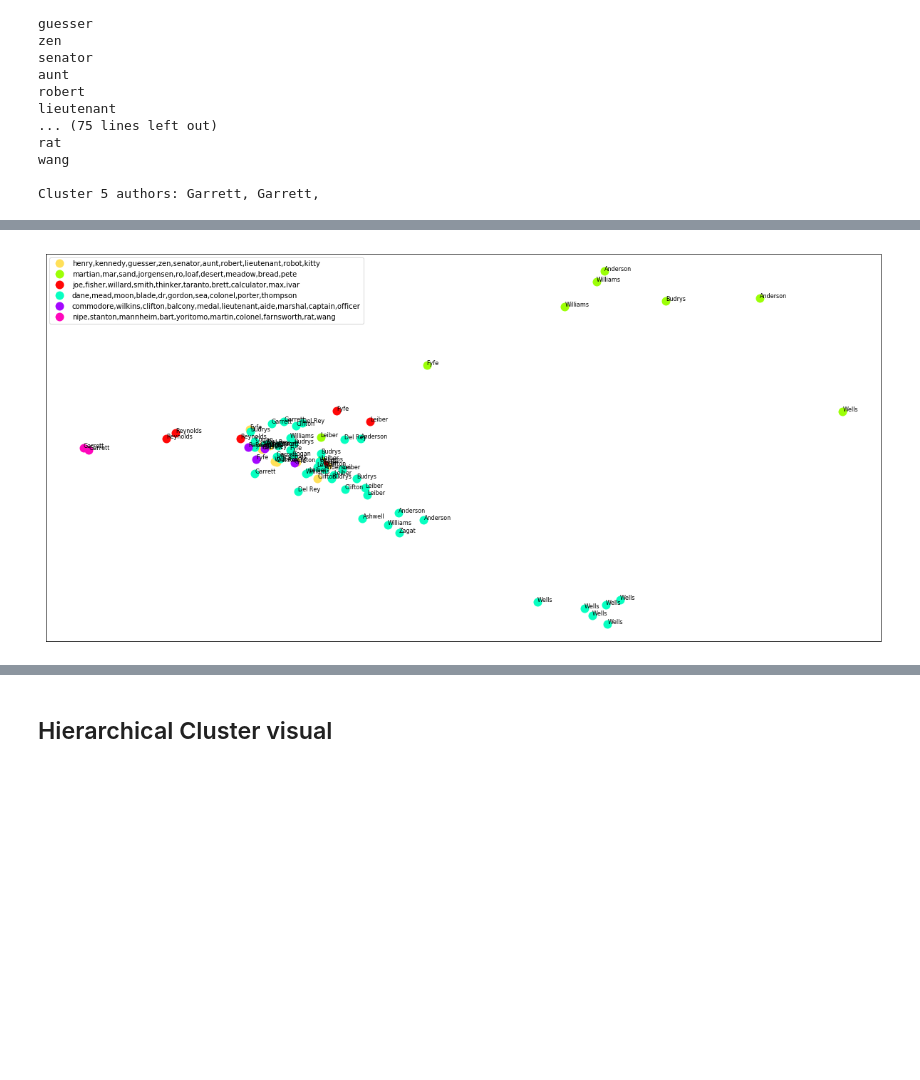
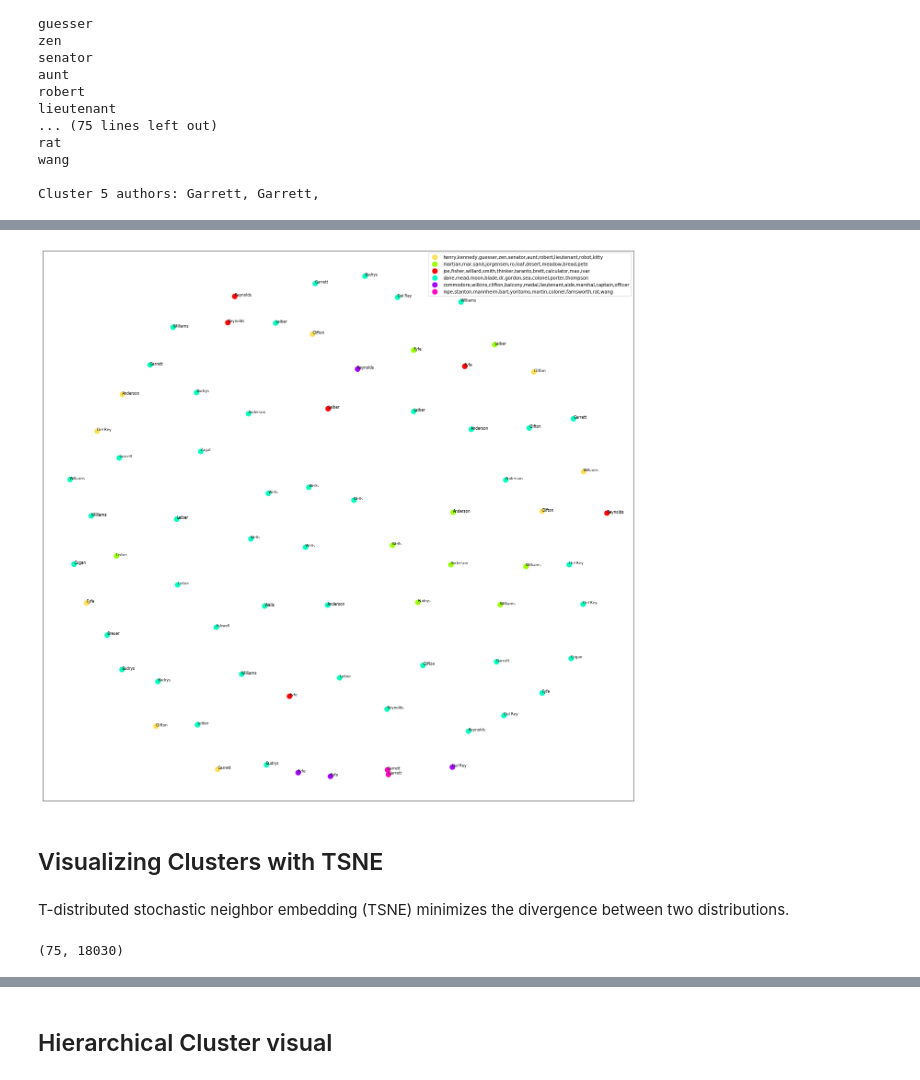
Before and after one commit to GlennSG/NLP-Clustering, a Jupyter notebook: NLP Capstone (100 books).ipynb, the cells around one changed output, grey strips where cells are left out. Saved outputs shown, nothing was run; the diff lists cells and outputs as text; code cells hidden in the pictures; blank space fills up the shorter version.

```diff
--- a/NLP Capstone (100 books).ipynb
+++ b/NLP Capstone (100 books).ipynb
@@ -64,13 +66,12 @@ text_df.head(3)
 | 2 | \r\n \r\n \r\n \r\n Produced by S... | Anderson | 0 |
 # %%
 # bag of words
-w2v = []
 corpus = []
 for text in book_text:
     clean_text = text_cleaner(text)
     corpus.append(clean_text)
-    clean_text = nltk.word_tokenize(clean_text)
-    w2v.append(clean_text)
+    #clean_text = nltk.word_tokenize(clean_text)
+    #corpus.append(clean_text)
 # %%
 from sklearn.feature_extraction.text import TfidfVectorizer
 
@@ -226,2 +222,7 @@ Percent variance captured by all components:  11.711361824765868
+# %%
+from sklearn.manifold import MDS
+
+mds = MDS(n_components = 2,dissimilarity="precomputed",random_state=1)
+pos = mds.fit_transform(dist)
 # %%
-xs,ys = X_pca[:,0],X_pca[:,1]
+xs,ys = pos[:,0],pos[:,1]
@@ -240,31 +234,39 @@ df = pd.DataFrame(dict(x=xs, y=ys, label=clusters, author=[author_id[i] for i in
 
 groups = df.groupby('label')
 # %%
-fig, ax = plt.subplots(figsize=(21, 10))
+fig, ax = plt.subplots(figsize=(23, 22))
 
 for name, group in groups:
     ax.plot(group.x, group.y, marker='o', linestyle='', ms=12,
             label=cluster_names[name], color=cluster_colors[name],
             mec='none')
     ax.set_aspect('auto')
     ax.tick_params(\
         axis= 'x',          # changes apply to the x-axis
         which='both',      # both major and minor ticks are affected
         bottom='False',      # ticks along the bottom edge are off
         top='False',         # ticks along the top edge are off
         labelbottom='False')
     ax.tick_params(\
         axis= 'y',         # changes apply to the y-axis
         which='both',      # both major and minor ticks are affected
         left='False',      # ticks along the bottom edge are off
         top='False',         # ticks along the top edge are off
         labelleft='False')
 
 ax.legend(numpoints=1)  #show legend with only 1 point
 
 for i in range(len(df)):
     ax.text(df.loc[i]['x'], df.loc[i]['y'], df.loc[i]['author'], size=8)
 
 plt.show()
 # %% [output]
-[figure, old version]
+[figure, new version]
+# %% [markdown]
+## Visualizing Clusters with TSNE
+# %% [markdown]
+T-distributed stochastic neighbor embedding (TSNE) minimizes the divergence between two distributions.
+# %%
+X_train.shape
+# %% [output]
+(75, 18030)
```
Also changed, not shown: parts of 64 cells of this notebook.
